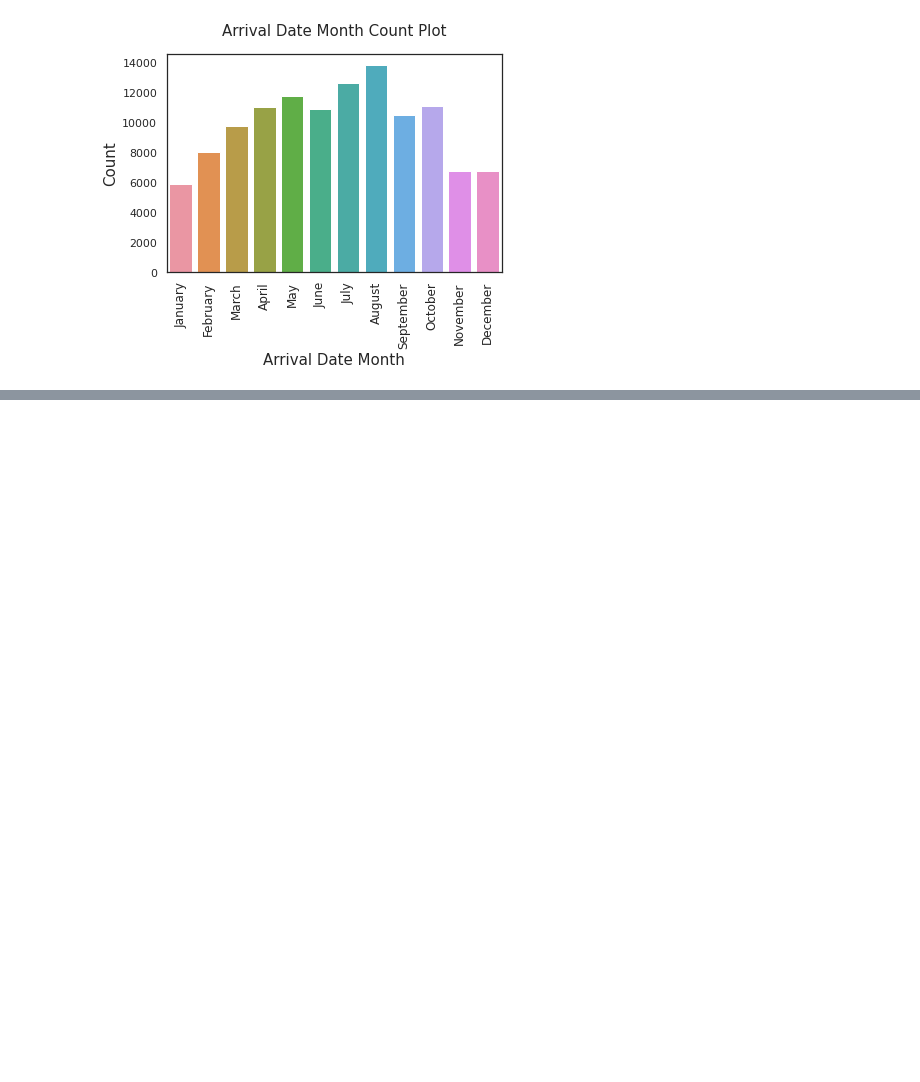
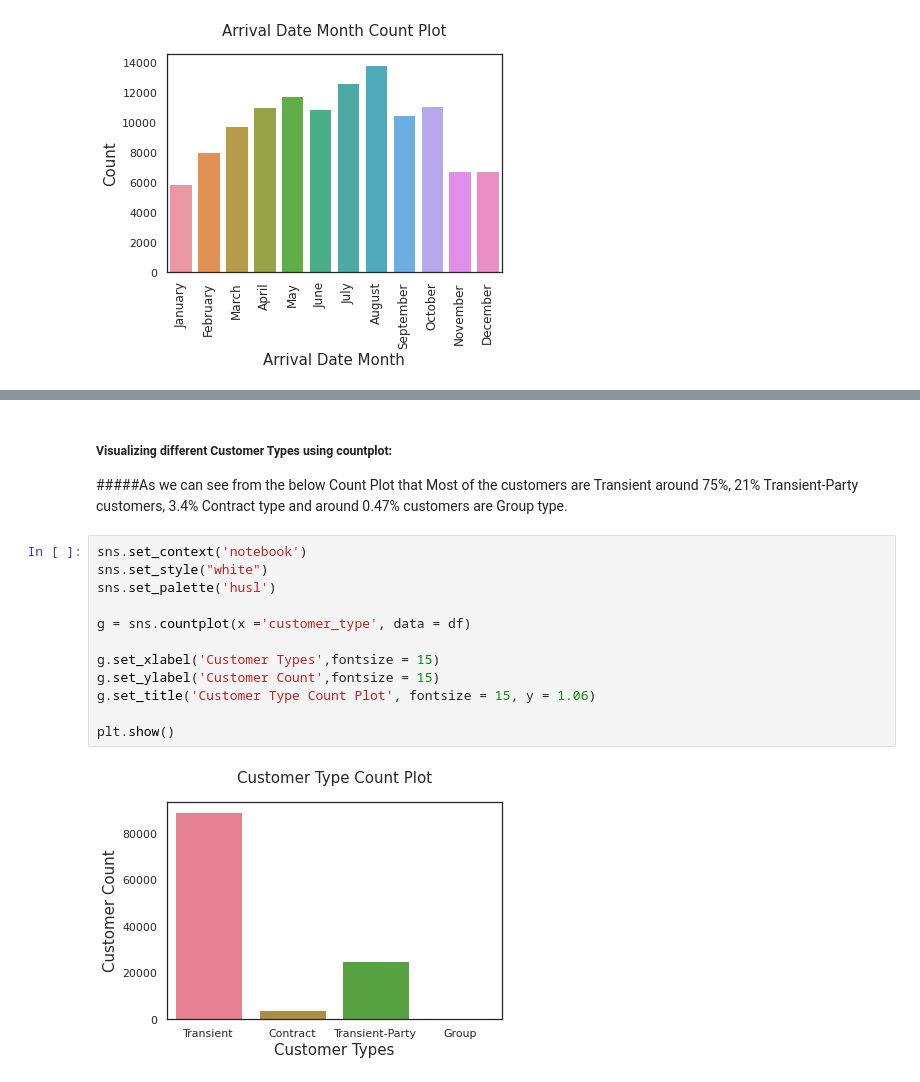
Before and after one commit to ishjadhav/EDA_hotel_booking, a Jupyter notebook: Hotel_Booking_Analysis.ipynb, the cells around one changed output, grey strips where cells are left out. Saved outputs shown, nothing was run; the diff lists cells and outputs as text; blank space fills up the shorter version.

```diff
--- a/Hotel_Booking_Analysis.ipynb
+++ b/Hotel_Booking_Analysis.ipynb
@@ -376,0 +510,18 @@ plt.show()
+# %% [markdown]
+##### Visualizing different Customer Types using countplot:
+
+#####As we can see from the below Count Plot that Most of the customers are Transient around 75%, 21% Transient-Party customers, 3.4% Contract type and  around 0.47% customers are Group type.
+# %%
+sns.set_context('notebook')
+sns.set_style("white")
+sns.set_palette('husl')
+
+g = sns.countplot(x ='customer_type', data = df)
+
+g.set_xlabel('Customer Types',fontsize = 15)
+g.set_ylabel('Customer Count',fontsize = 15)
+g.set_title('Customer Type Count Plot', fontsize = 15, y = 1.06)
+
+plt.show()
+# %% [output]
+[figure, added]
```
Also changed, not shown: parts of 37 cells of this notebook.
